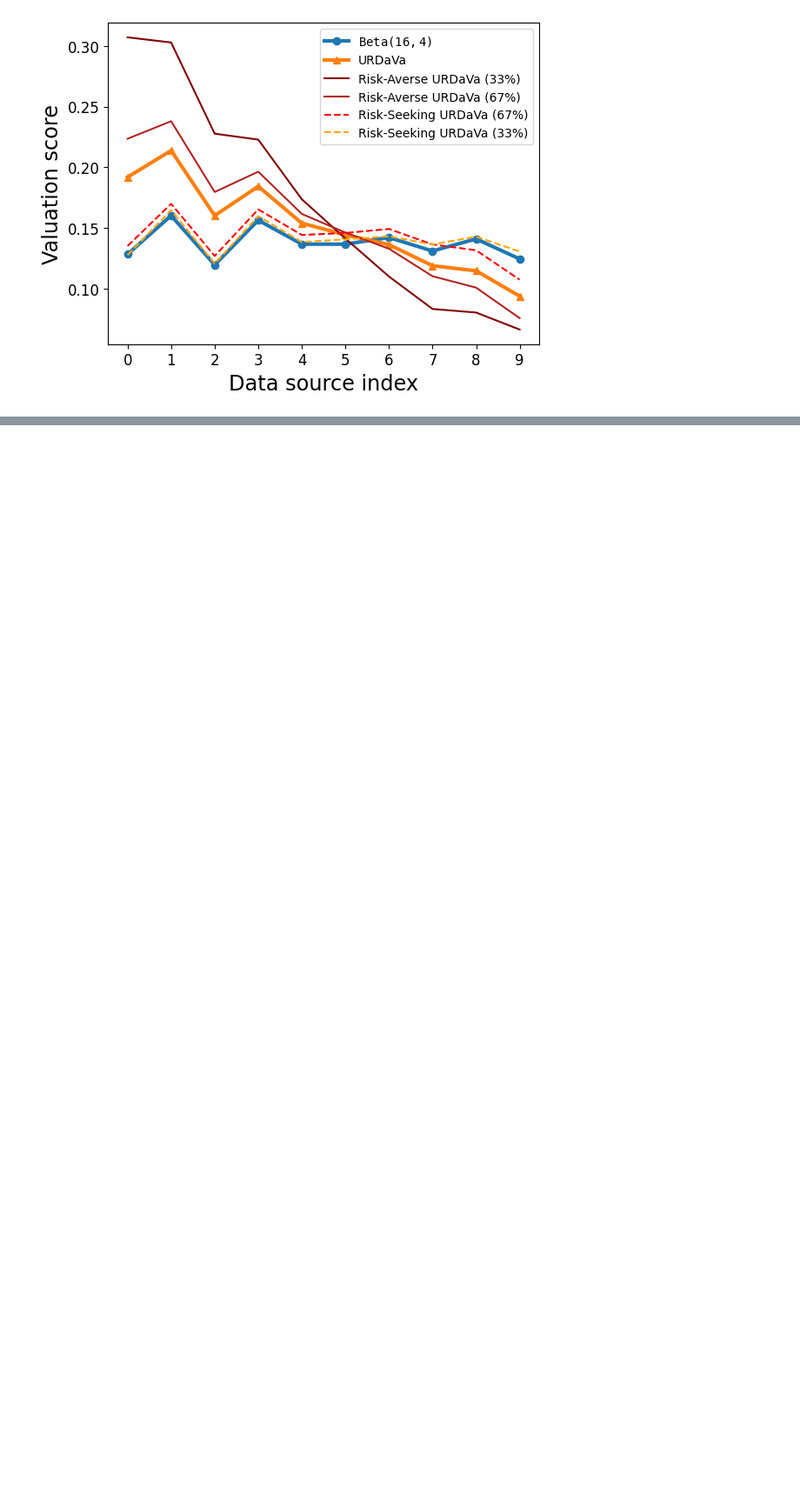
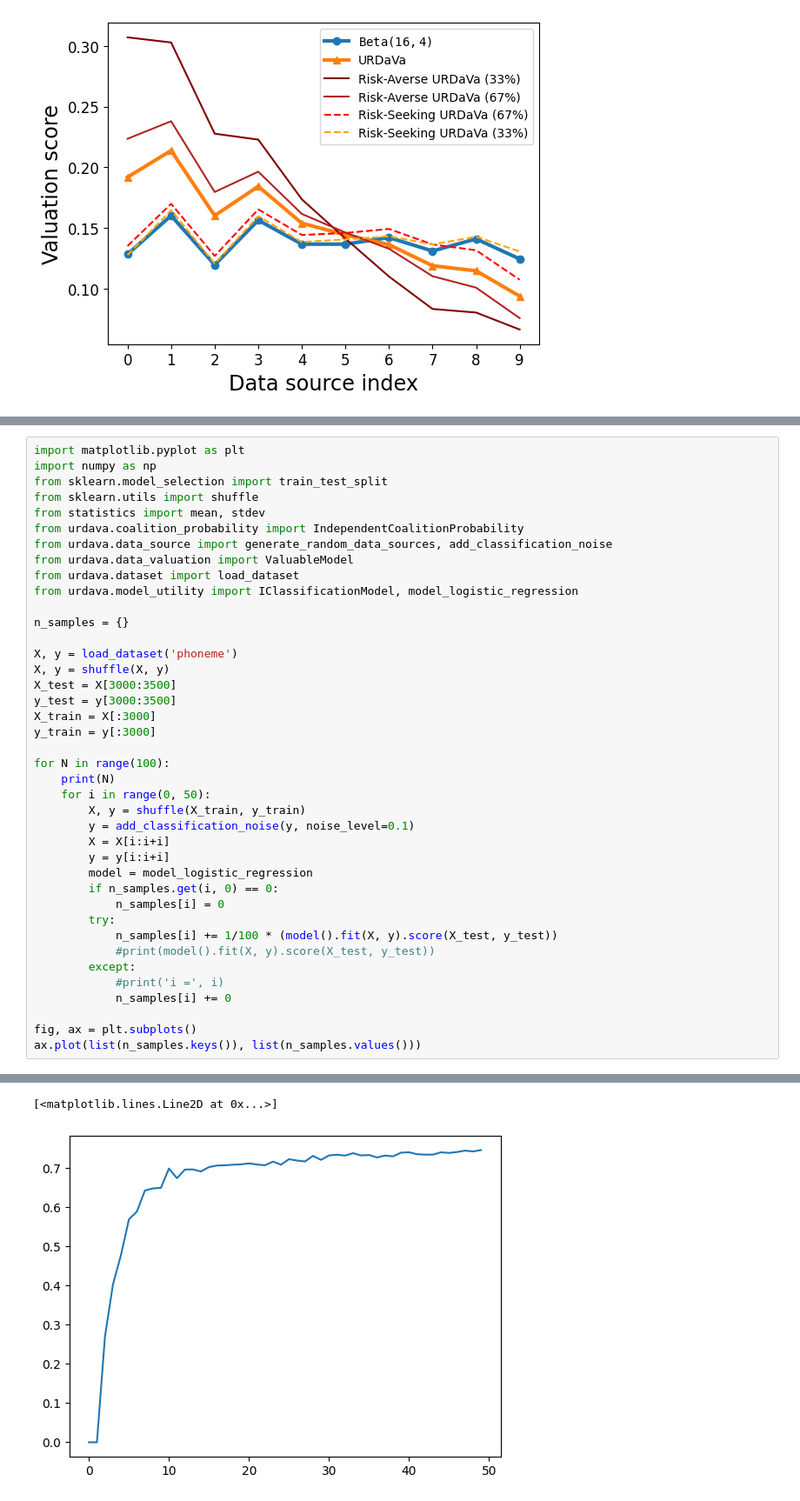
Before and after one commit to snoidetx/derdava, a Jupyter notebook: main.ipynb, the cells around one changed output, grey strips where cells are left out. Shown at 87% size. Cells and saved outputs as stored; diff of their text form; blank space fills up the shorter version.

```diff
--- a/main.ipynb
+++ b/main.ipynb
@@ -1980,0 +1938,41 @@ for i in range(10, 1000):
+# %%
+import matplotlib.pyplot as plt
+import numpy as np
+from sklearn.model_selection import train_test_split
+from sklearn.utils import shuffle
+from statistics import mean, stdev
+from urdava.coalition_probability import IndependentCoalitionProbability
+from urdava.data_source import generate_random_data_sources, add_classification_noise
+from urdava.data_valuation import ValuableModel
+from urdava.dataset import load_dataset
+from urdava.model_utility import IClassificationModel, model_logistic_regression
+
+n_samples = {}
+
+X, y = load_dataset('phoneme')
+X, y = shuffle(X, y)
+X_test = X[3000:3500]
+y_test = y[3000:3500]
+X_train = X[:3000]
+y_train = y[:3000]
+
+for N in range(100):
+    print(N)
+    for i in range(0, 50):
+        X, y = shuffle(X_train, y_train)
+        y = add_classification_noise(y, noise_level=0.1)
+        X = X[i:i+i]
+        y = y[i:i+i]
+        model = model_logistic_regression
+        if n_samples.get(i, 0) == 0:
+            n_samples[i] = 0
+        try:
+            n_samples[i] += 1/100 * (model().fit(X, y).score(X_test, y_test))
+            #print(model().fit(X, y).score(X_test, y_test))
+        except:
+            #print('i =', i)
+            n_samples[i] += 0
+
+fig, ax = plt.subplots()
+ax.plot(list(n_samples.keys()), list(n_samples.values()))
+# %% [output]
@@ -1980,0 +1996,2 @@ for i in range(10, 1000):
+[<matplotlib.lines.Line2D at 0x...>]
+[figure, added]
```
Also changed, not shown: parts of 10 cells of this notebook, 2 other files.
